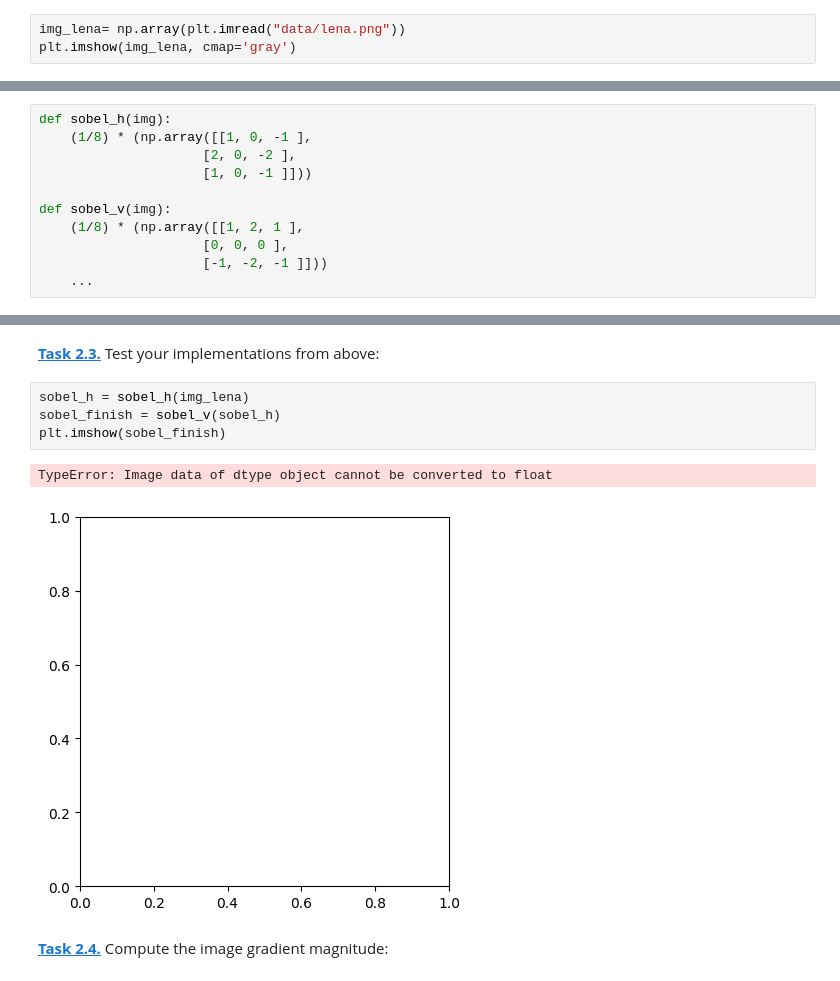
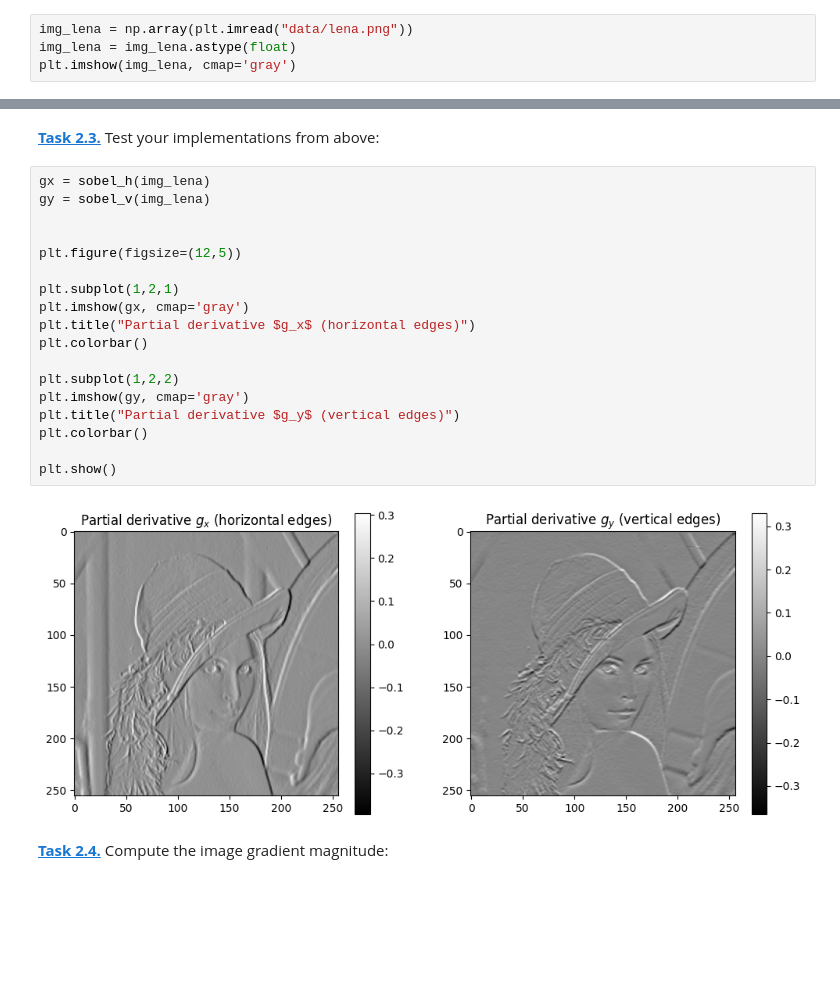
Before and after one commit to DaSch314/mobi-fs5-python, a Jupyter notebook: sobel.ipynb, the cells around one changed output, grey strips where cells are left out. Drawn from its saved outputs; the diff is of its cells as text; blank space fills up the shorter version.

```diff
--- a/sobel.ipynb
+++ b/sobel.ipynb
@@ -6,7 +6,8 @@ import matplotlib.pyplot as plt
 # %% [markdown]
 **[Task 2.1.]()** Load and show the image:
 # %%
-img_lena= np.array(plt.imread("data/lena.png"))
+img_lena = np.array(plt.imread("data/lena.png"))
+img_lena = img_lena.astype(float)
 plt.imshow(img_lena, cmap='gray')
 # %% [output]
 <matplotlib.image.AxesImage at 0x...>
@@ -16,11 +14,0 @@ plt.imshow(img_lena, cmap='gray')
-# %%
-def sobel_h(img):
-    (1/8) * (np.array([[1, 0, -1 ],
-                     [2, 0, -2 ],
-                     [1, 0, -1 ]]))
-
-def sobel_v(img):
-    (1/8) * (np.array([[1, 2, 1 ],
-                     [0, 0, 0 ],
-                     [-1, -2, -1 ]]))
-    ...
@@ -27,11 +41,24 @@ def sobel_v(img):
 # %% [markdown]
 **[Task 2.3.]()** Test your implementations from above:
-# %%
-sobel_h = sobel_h(img_lena)
-sobel_finish = sobel_v(sobel_h)
-plt.imshow(sobel_finish)
-# %% [output]
-TypeError: Image data of dtype object cannot be converted to float
-[figure, removed]
+# %%
+gx = sobel_h(img_lena)
+gy = sobel_v(img_lena)
+
+
+plt.figure(figsize=(12,5))
+
+plt.subplot(1,2,1)
+plt.imshow(gx, cmap='gray')
+plt.title("Partial derivative $g_x$ (horizontal edges)")
+plt.colorbar()
+
+plt.subplot(1,2,2)
+plt.imshow(gy, cmap='gray')
+plt.title("Partial derivative $g_y$ (vertical edges)")
+plt.colorbar()
+
+plt.show()
+# %% [output]
+[figure, added]
 # %% [markdown]
 **[Task 2.4.]()** Compute the image gradient magnitude:
```
Also changed, not shown: parts of 3 cells of this notebook, 1 other file.
